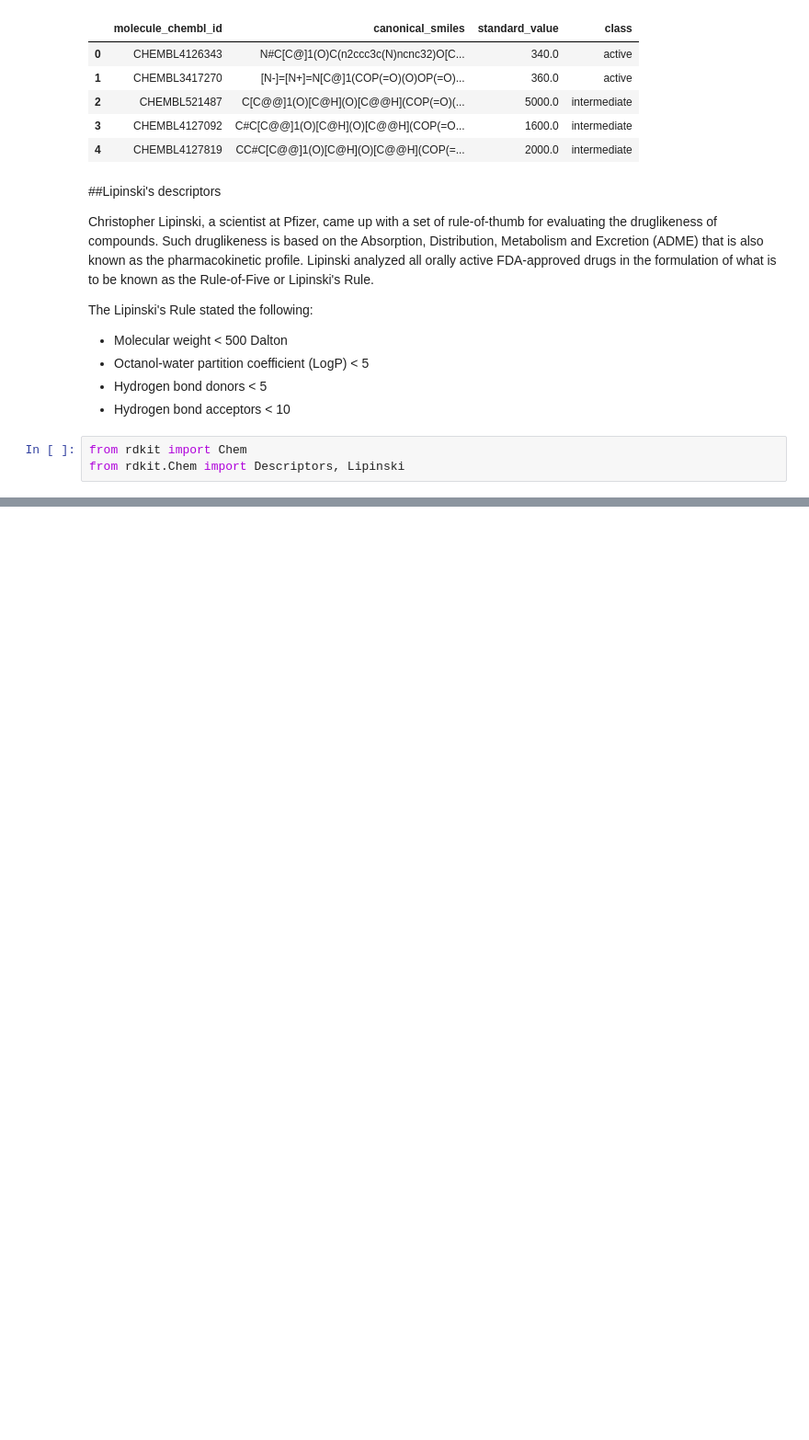
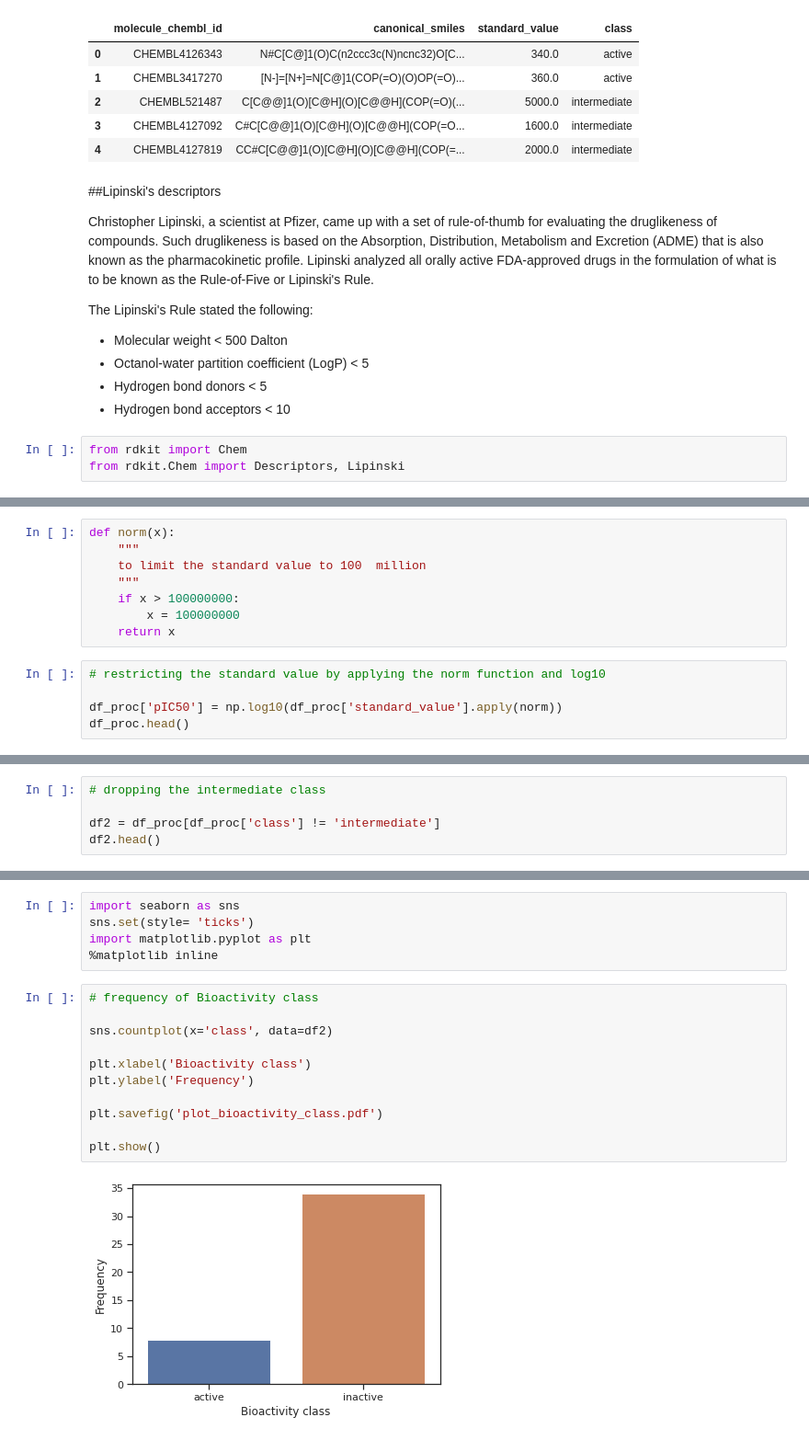
Before and after one commit to galib96/drug-discovery-ml, a Jupyter notebook: Bioinformatics_Drug_Discovery_Using_Machine_Learning.ipynb, the cells around one changed output, grey strips where cells are left out. Shown: that part at 92% size. Drawn from its saved outputs; the diff is of its cells as text; blank space fills up the shorter version.

Commit message:
Exploratory Data analysis done and paDEL package imported

```diff
--- a/Bioinformatics_Drug_Discovery_Using_Machine_Learning.ipynb
+++ b/Bioinformatics_Drug_Discovery_Using_Machine_Learning.ipynb
@@ -191,3 +194,16 @@ df_proc.head()
 | 2 | CHEMBL521487 | C[C@@]1(O)[C@H](O)[C@@H](COP(=O)(... | 5000.0 | intermediate | <rdkit.Chem.rdchem.Mol object at ... | 498.167 | ... |
 | 3 | CHEMBL4127092 | C#C[C@@]1(O)[C@H](O)[C@@H](COP(=O... | 1600.0 | intermediate | <rdkit.Chem.rdchem.Mol object at ... | 508.162 | ... |
 | 4 | CHEMBL4127819 | CC#C[C@@]1(O)[C@H](O)[C@@H](COP(=... | 2000.0 | intermediate | <rdkit.Chem.rdchem.Mol object at ... | 522.189 | ... |
+# %%
+def norm(x):
+    """
+    to limit the standard value to 100  million
+    """
+    if x > 100000000:
+        x = 100000000
+    return x
+# %%
+# restricting the standard value by applying the norm function and log10
+
+df_proc['pIC50'] = np.log10(df_proc['standard_value'].apply(norm))
+df_proc.head()
@@ -193,0 +231,5 @@ df_proc.head()
+# %%
+# dropping the intermediate class
+
+df2 = df_proc[df_proc['class'] != 'intermediate']
+df2.head()
@@ -193,0 +243,18 @@ df_proc.head()
+# %%
+import seaborn as sns
+sns.set(style= 'ticks')
+import matplotlib.pyplot as plt
+%matplotlib inline
+# %%
+# frequency of Bioactivity class
+
+sns.countplot(x='class', data=df2)
+
+plt.xlabel('Bioactivity class')
+plt.ylabel('Frequency')
+
+plt.savefig('plot_bioactivity_class.pdf')
+
+plt.show()
+# %% [output]
+[figure, added]
```
Also changed, not shown: parts of 25 cells of this notebook.
